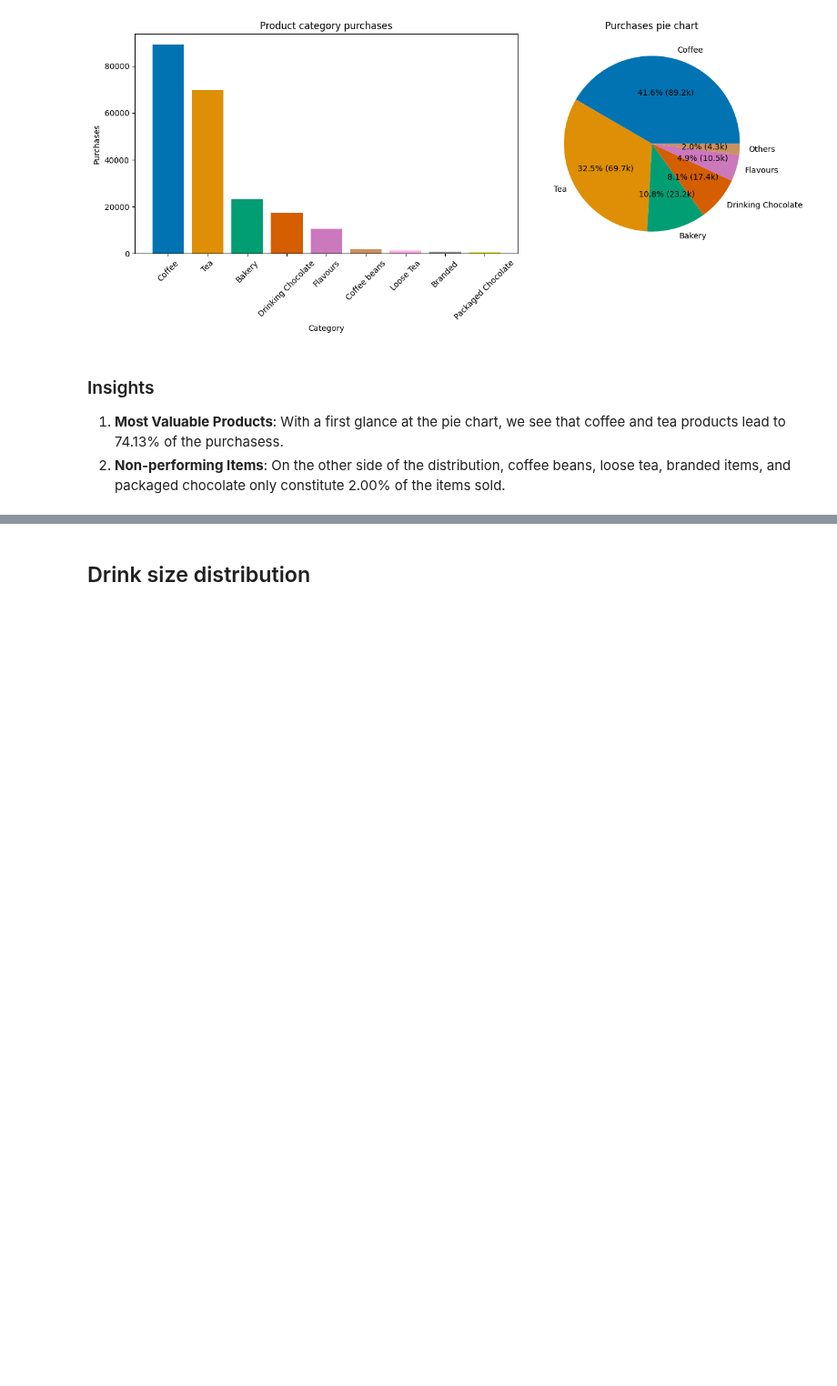
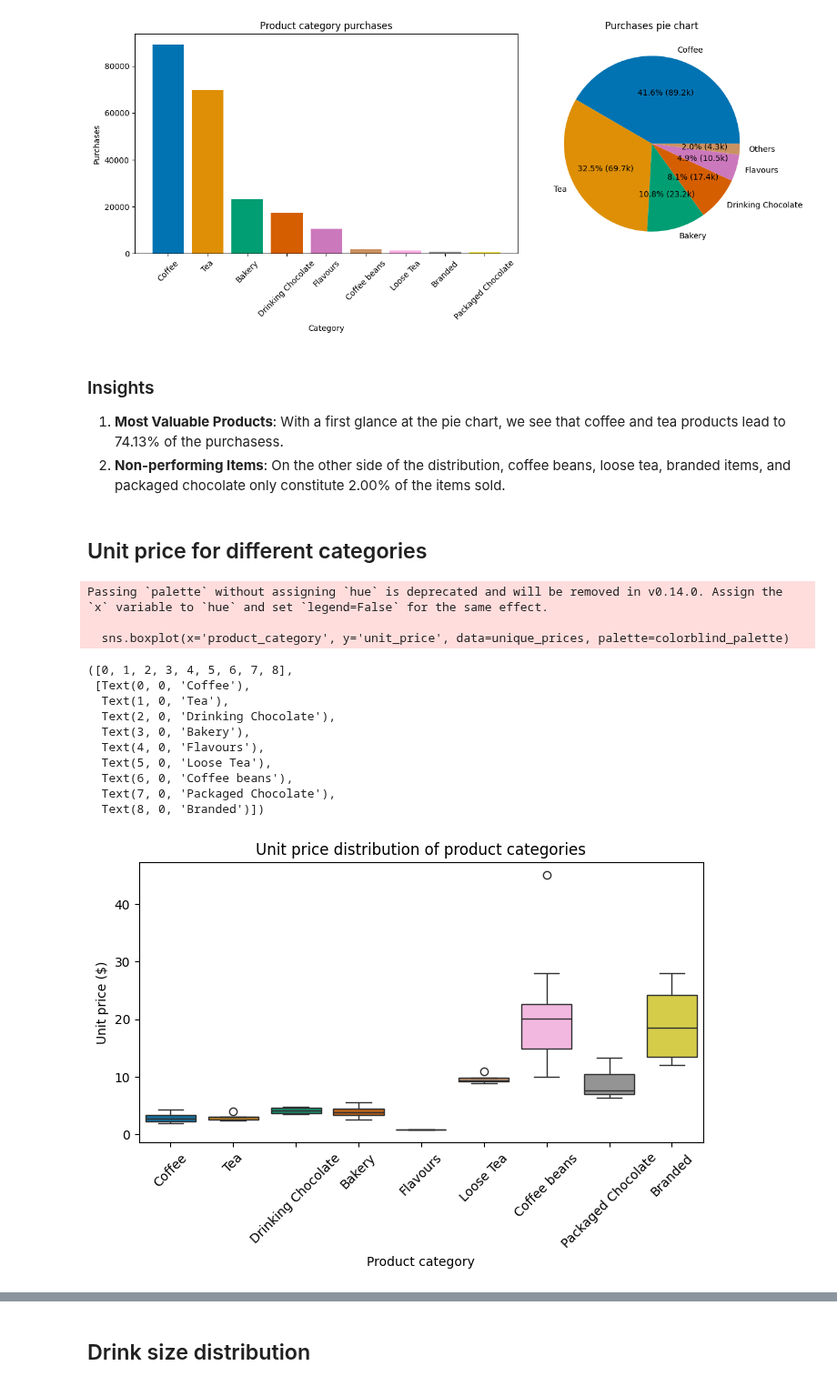
Before and after one commit to mlcuadra1/Coffee-Shop-EDA, a Jupyter notebook: notebooks/Script 2 - EDA.ipynb, the cells around one changed output, grey strips where cells are left out. Shown at 91% size. Drawn from its saved outputs; the diff is of its cells as text; code cells hidden in the pictures; blank space fills up the shorter version.

```diff
--- a/notebooks/Script 2 - EDA.ipynb
+++ b/notebooks/Script 2 - EDA.ipynb
@@ -136,3 +172,31 @@ plt.xticks(rotation=45)
 ### Insights
 1. **Most Valuable Products**: With a first glance at the pie chart, we see that coffee and tea products lead to 74.13% of the purchasess.
 2. **Non-performing Items**: On the other side of the distribution, coffee beans, loose tea, branded items, and packaged chocolate only constitute 2.00% of the items sold.
+# %% [markdown]
+## Unit price for different categories
+# %%
+unique_prices = data.drop_duplicates(subset=['product_category', 'unit_price'])
+
+fig6, ax0 = plt.subplots(figsize=figsize1_1)
+
+sns.boxplot(x='product_category', y='unit_price', data=unique_prices, palette=colorblind_palette)
+
+ax0.set_xlabel('Product category')
+ax0.set_ylabel('Unit price ($)')
+ax0.set_title('Unit price distribution of product categories')
+plt.xticks(rotation=45)
+# %% [output]
+Passing `palette` without assigning `hue` is deprecated and will be removed in v0.14.0. Assign the `x` variable to `hue` and set `legend=False` for the same effect.
+
+  sns.boxplot(x='product_category', y='unit_price', data=unique_prices, palette=colorblind_palette)
+([0, 1, 2, 3, 4, 5, 6, 7, 8],
+ [Text(0, 0, 'Coffee'),
+  Text(1, 0, 'Tea'),
+  Text(2, 0, 'Drinking Chocolate'),
+  Text(3, 0, 'Bakery'),
+  Text(4, 0, 'Flavours'),
+  Text(5, 0, 'Loose Tea'),
+  Text(6, 0, 'Coffee beans'),
+  Text(7, 0, 'Packaged Chocolate'),
+  Text(8, 0, 'Branded')])
+[figure, added]
```
Also changed, not shown: parts of 18 cells of this notebook.
